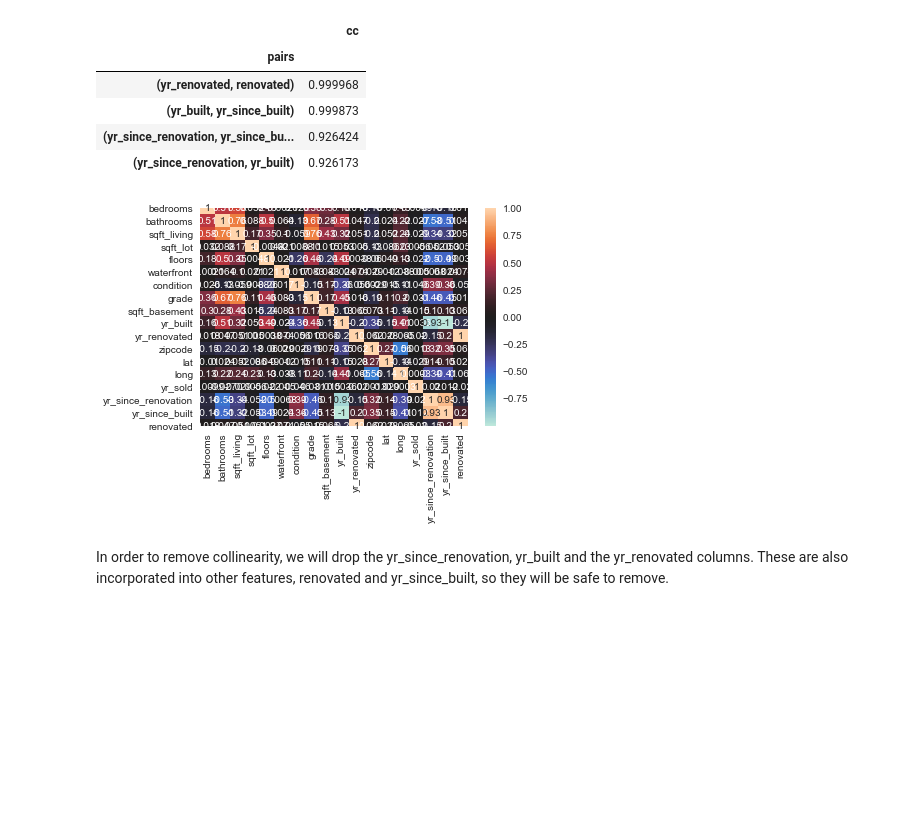
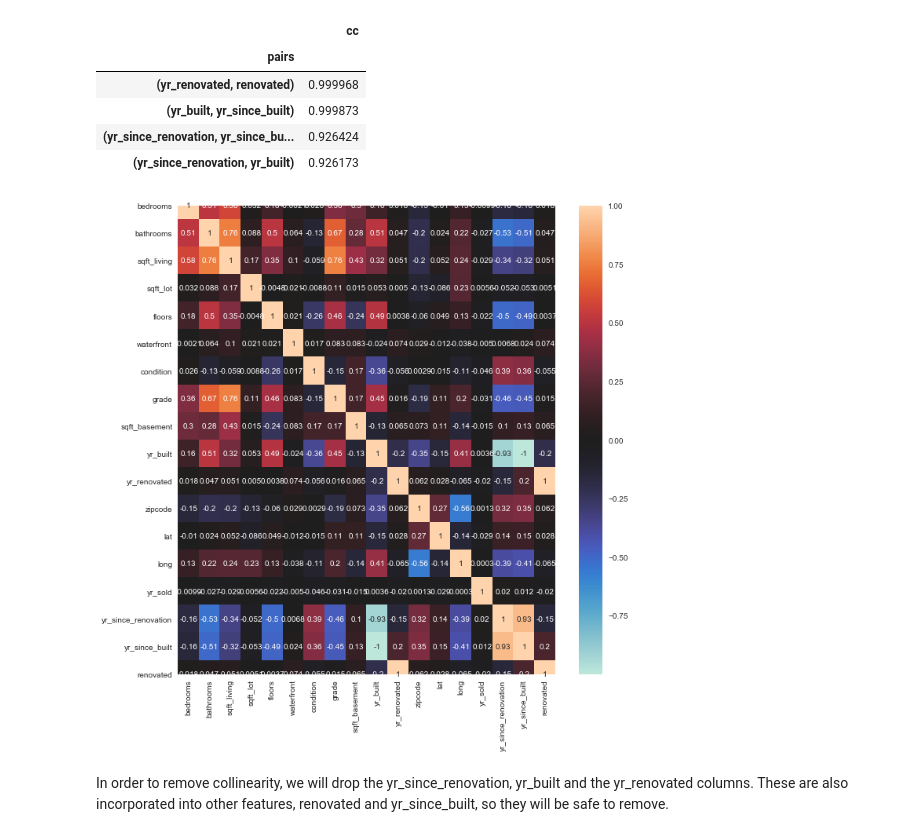
Before and after one commit to MullerAC/king-county-house-sales, a Jupyter notebook: 2-exploratory-data-analysis.ipynb, the cells around one changed output. Cells and saved outputs as stored; diff of their text form; code cells hidden in the pictures; blank space fills up the shorter version.

```diff
--- a/2-exploratory-data-analysis.ipynb
+++ b/2-exploratory-data-analysis.ipynb
@@ -116,10 +122,14 @@ df_corr[(df_corr.cc>.8) & (df_corr.cc <1)]
 | (yr_built, yr_since_built) | 0.999873 |
 | (yr_since_renovation, yr_since_bu... | 0.926424 |
 | (yr_since_renovation, yr_built) | 0.926173 |
-# %%
-sns.heatmap(corr, center=0, annot=True);
-# %% [output]
-[figure, removed]
+# %%
+plt.figure(figsize=(10, 10))
+sns.heatmap(corr, center=0, annot=True);
+plt.tight_layout()
+plt.savefig(f'figures/heatmap-before.png')
+plt.show()
+# %% [output]
+[figure, added]
 # %% [markdown]
 In order to remove collinearity, we will drop the yr_since_renovation, yr_built and the yr_renovated columns. These are also incorporated into other features, renovated and yr_since_built, so they will be safe to remove.
 # %%
```
Also changed, not shown: parts of 5 cells of this notebook, 6 other files.
